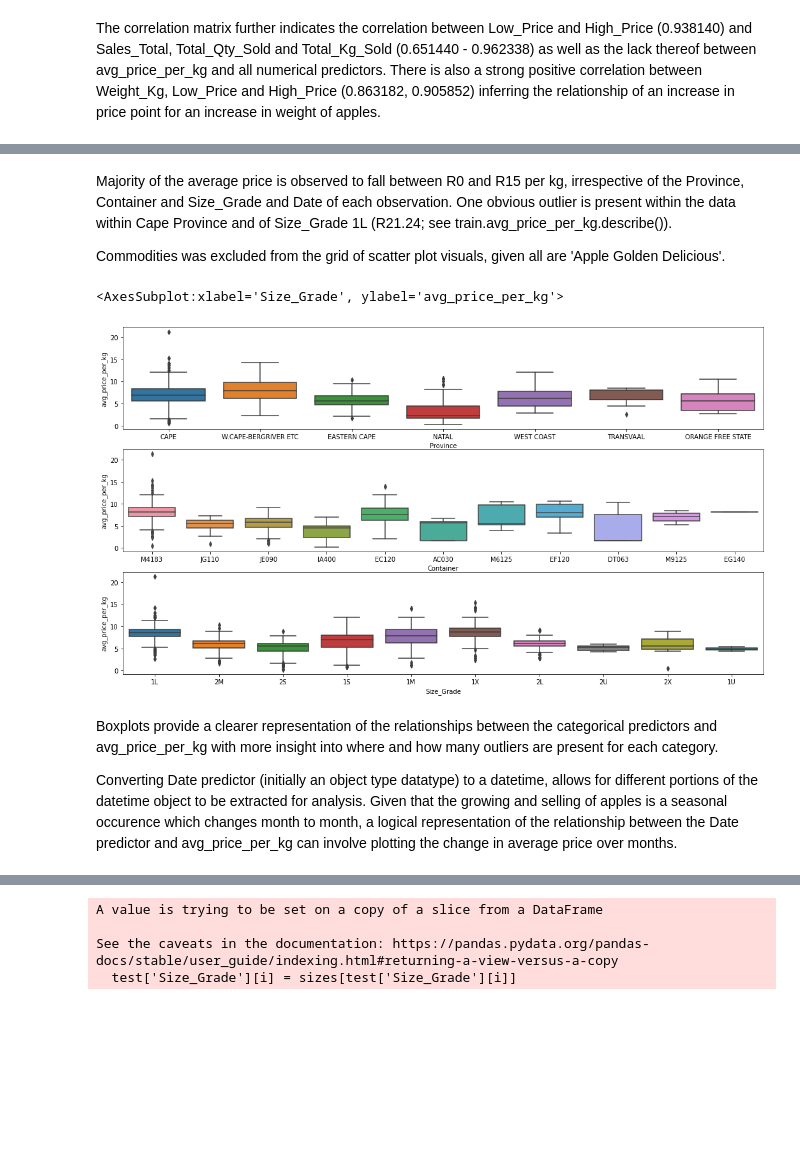
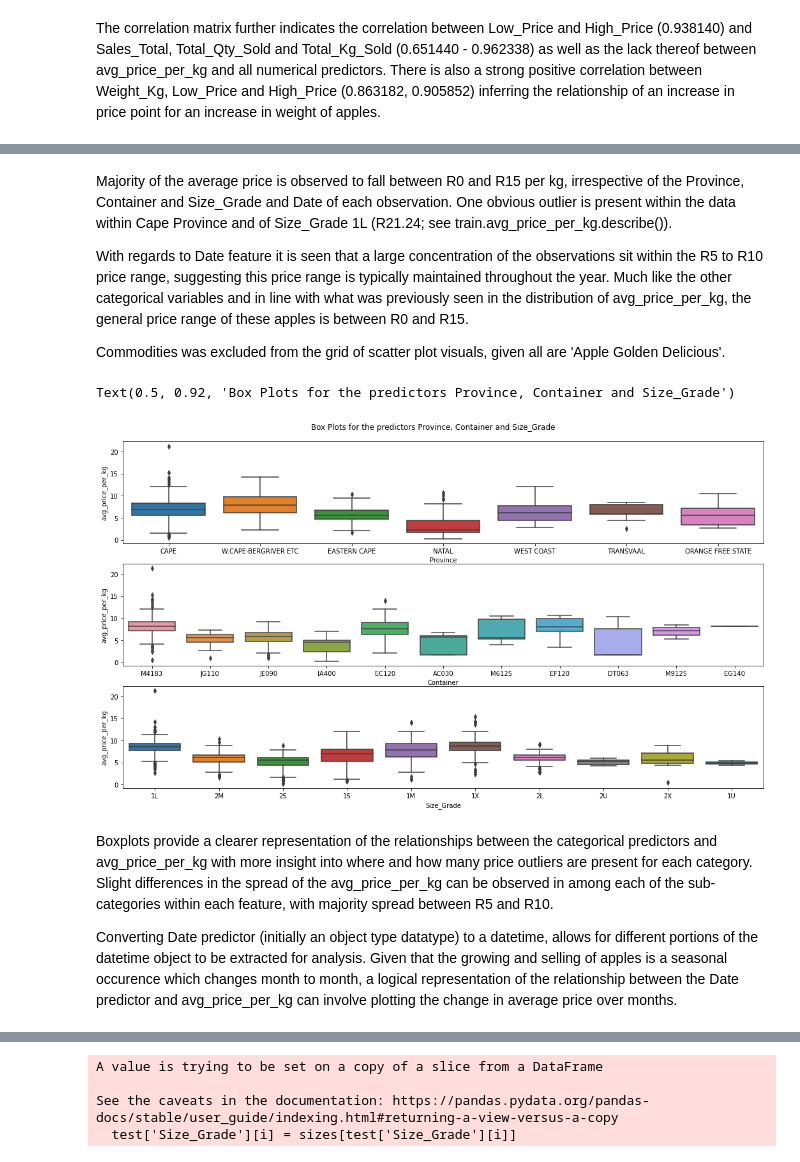
Before and after one commit to Peniel26/regression_JM1_DSFT, a Jupyter notebook: Adv Regression.ipynb, the cells around one changed output, grey strips where cells are left out. Cells and saved outputs as stored; diff of their text form; code cells hidden in the pictures; blank space fills up the shorter version.

```diff
--- a/Adv Regression.ipynb
+++ b/Adv Regression.ipynb
@@ -338,18 +377,21 @@ plt.show()
 # %% [markdown]
 Majority of the average price is observed to fall between R0 and R15 per kg, irrespective of the Province, Container and Size_Grade and Date of each observation. One obvious outlier is present within the data within Cape Province and of Size_Grade 1L (R21.24; see train.avg_price_per_kg.describe()).
 
+With regards to Date feature it is seen that a large concentration of  the observations sit within the R5 to R10 price range, suggesting this price range is typically maintained throughout the year. Much like the other categorical variables and in line with what was previously seen in the distribution of avg_price_per_kg, the general price range of these apples is between R0 and R15.
+
 Commodities was excluded from the grid of scatter plot visuals, given all are 'Apple Golden Delicious'.
 # %%
 # boxplot visuals displaying the range of apple prices per Province and Size Grade
 fig,ax = plt.subplots(figsize=(18,10), nrows=3)
 sns.boxplot(data=train, x='Province', y='avg_price_per_kg', ax=ax[0])
 sns.boxplot(data=train, x='Container', y='avg_price_per_kg', ax=ax[1])
 sns.boxplot(data=train, x='Size_Grade', y='avg_price_per_kg', ax=ax[2])
+fig.suptitle('Box Plots for the predictors Province, Container and Size_Grade', y = 0.92)
 # %% [output]
-<AxesSubplot:xlabel='Size_Grade', ylabel='avg_price_per_kg'>
+Text(0.5, 0.92, 'Box Plots for the predictors Province, Container and Size_Grade')
-[figure, old version]
+[figure, new version]
 # %% [markdown]
-Boxplots provide a clearer representation of the relationships between the categorical predictors and avg_price_per_kg with more insight into where and how many outliers are present for each category.
+Boxplots provide a clearer representation of the relationships between the categorical predictors and avg_price_per_kg with more insight into where and how many price outliers are present for each category. Slight differences in the spread of the avg_price_per_kg can be observed in among each of the sub-categories within each feature, with majority spread between R5 and R10.
 
 
 Converting Date predictor (initially an object type datatype) to a datetime, allows for different portions of the datetime object to be extracted for analysis. Given that the growing and selling of apples is a seasonal occurence which changes month to month, a logical representation of the relationship between the Date predictor and avg_price_per_kg can involve plotting the change in average price over months.
```
Also changed, not shown: parts of 85 cells of this notebook, 1 other file.
